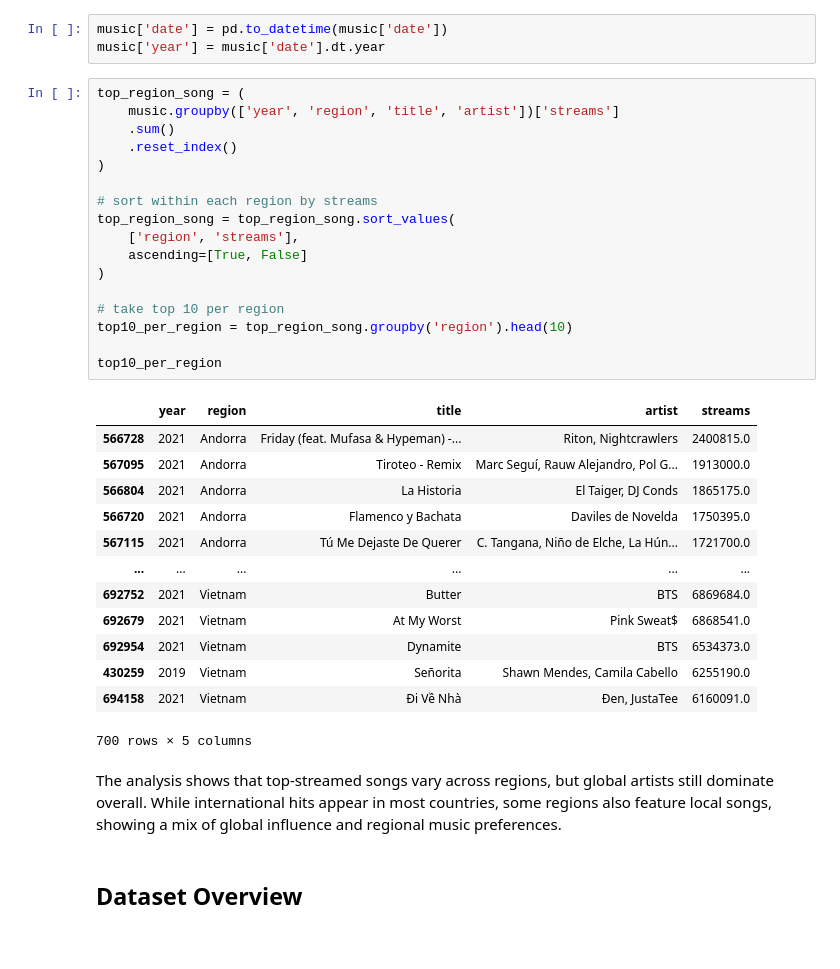
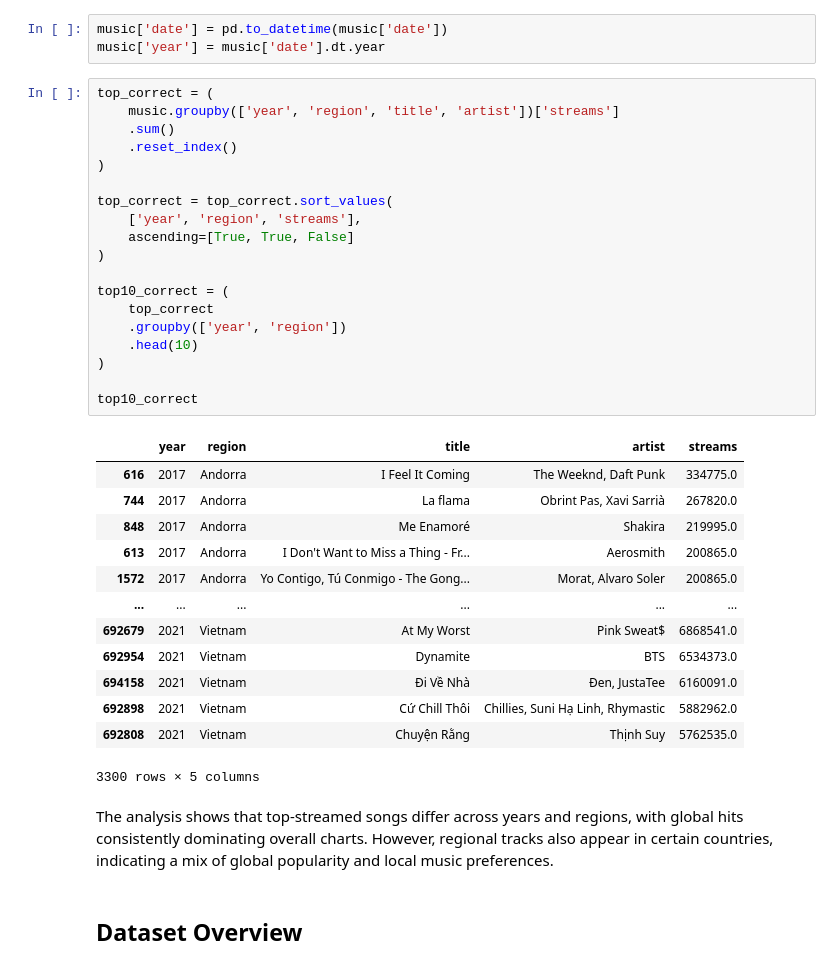
Before and after one commit to NastyaGolovina/Music_Recommendations_Dashboard, a Jupyter notebook: main_notebook.ipynb, the cells around one changed output. Drawn from its saved outputs; the diff is of its cells as text.

Commit message:
update in - Add top 10 streaming analysis grouped by year, region, and artist

```diff
--- a/main_notebook.ipynb
+++ b/main_notebook.ipynb
@@ -147,38 +147,40 @@ music.columns.tolist()
 music['date'] = pd.to_datetime(music['date'])
 music['year'] = music['date'].dt.year
 # %%
-top_region_song = (
+top_correct = (
     music.groupby(['year', 'region', 'title', 'artist'])['streams']
     .sum()
     .reset_index()
 )
 
-# sort within each region by streams
-top_region_song = top_region_song.sort_values(
-    ['region', 'streams'],
-    ascending=[True, False]
+top_correct = top_correct.sort_values(
+    ['year', 'region', 'streams'],
+    ascending=[True, True, False]
 )
 
-# take top 10 per region
-top10_per_region = top_region_song.groupby('region').head(10)
+top10_correct = (
+    top_correct
+    .groupby(['year', 'region'])
+    .head(10)
+)
 
-top10_per_region
+top10_correct
 # %% [output]
 |  | year | region | title | artist | streams |
-| 566728 | 2021 | Andorra | Friday (feat. Mufasa & Hypeman) -... | Riton, Nightcrawlers | 2400815.0 |
-| 567095 | 2021 | Andorra | Tiroteo - Remix | Marc Seguí, Rauw Alejandro, Pol G... | 1913000.0 |
-| 566804 | 2021 | Andorra | La Historia | El Taiger, DJ Conds | 1865175.0 |
-| 566720 | 2021 | Andorra | Flamenco y Bachata | Daviles de Novelda | 1750395.0 |
-| 567115 | 2021 | Andorra | Tú Me Dejaste De Querer | C. Tangana, Niño de Elche, La Hún... | 1721700.0 |
+| 616 | 2017 | Andorra | I Feel It Coming | The Weeknd, Daft Punk | 334775.0 |
+| 744 | 2017 | Andorra | La flama | Obrint Pas, Xavi Sarrià | 267820.0 |
+| 848 | 2017 | Andorra | Me Enamoré | Shakira | 219995.0 |
+| 613 | 2017 | Andorra | I Don't Want to Miss a Thing - Fr... | Aerosmith | 200865.0 |
+| 1572 | 2017 | Andorra | Yo Contigo, Tú Conmigo - The Gong... | Morat, Alvaro Soler | 200865.0 |
 | ... | ... | ... | ... | ... | ... |
-| 692752 | 2021 | Vietnam | Butter | BTS | 6869684.0 |
 | 692679 | 2021 | Vietnam | At My Worst | Pink Sweat$ | 6868541.0 |
 | 692954 | 2021 | Vietnam | Dynamite | BTS | 6534373.0 |
-| 430259 | 2019 | Vietnam | Señorita | Shawn Mendes, Camila Cabello | 6255190.0 |
 | 694158 | 2021 | Vietnam | Đi Về Nhà | Đen, JustaTee | 6160091.0 |
+| 692898 | 2021 | Vietnam | Cứ Chill Thôi | Chillies, Suni Hạ Linh, Rhymastic | 5882962.0 |
+| 692808 | 2021 | Vietnam | Chuyện Rằng | Thịnh Suy | 5762535.0 |
-700 rows × 5 columns
+3300 rows × 5 columns
 # %% [markdown]
-The analysis shows that top-streamed songs vary across regions, but global artists still dominate overall. While international hits appear in most countries, some regions also feature local songs, showing a mix of global influence and regional music preferences.
+The analysis shows that top-streamed songs differ across years and regions, with global hits consistently dominating overall charts. However, regional tracks also appear in certain countries, indicating a mix of global popularity and local music preferences.
 # %% [markdown]
 ## Dataset Overview
 # %% [markdown]
```
